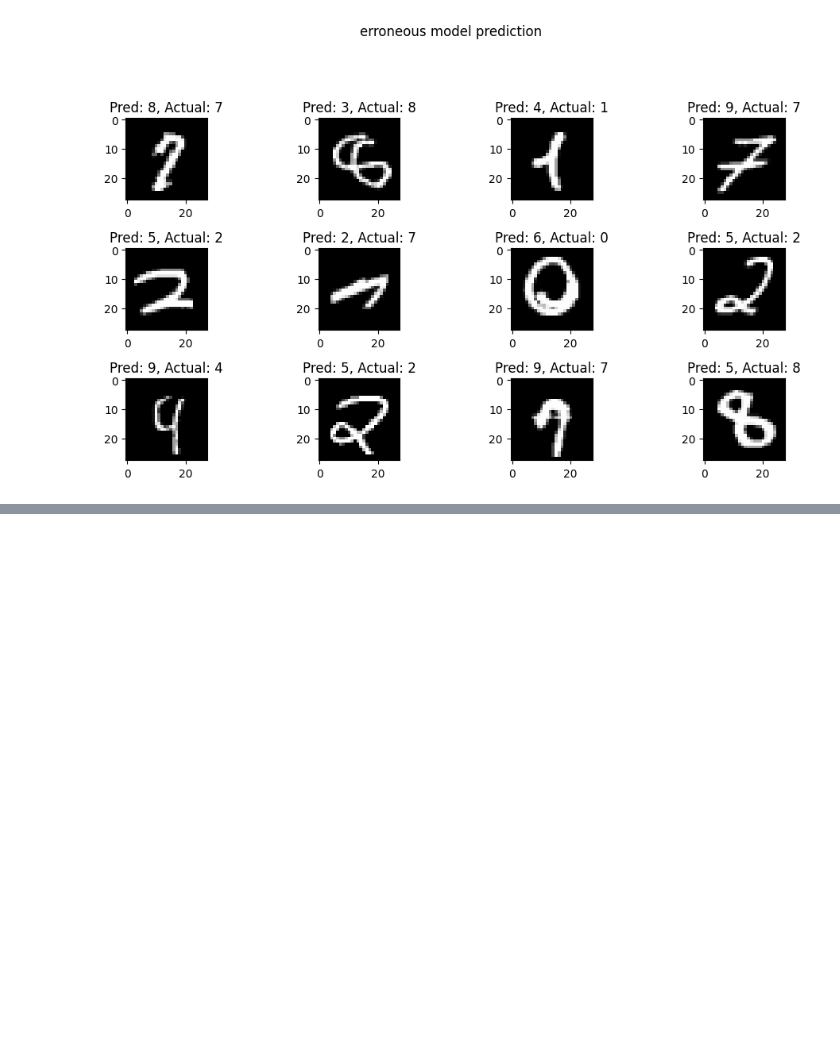
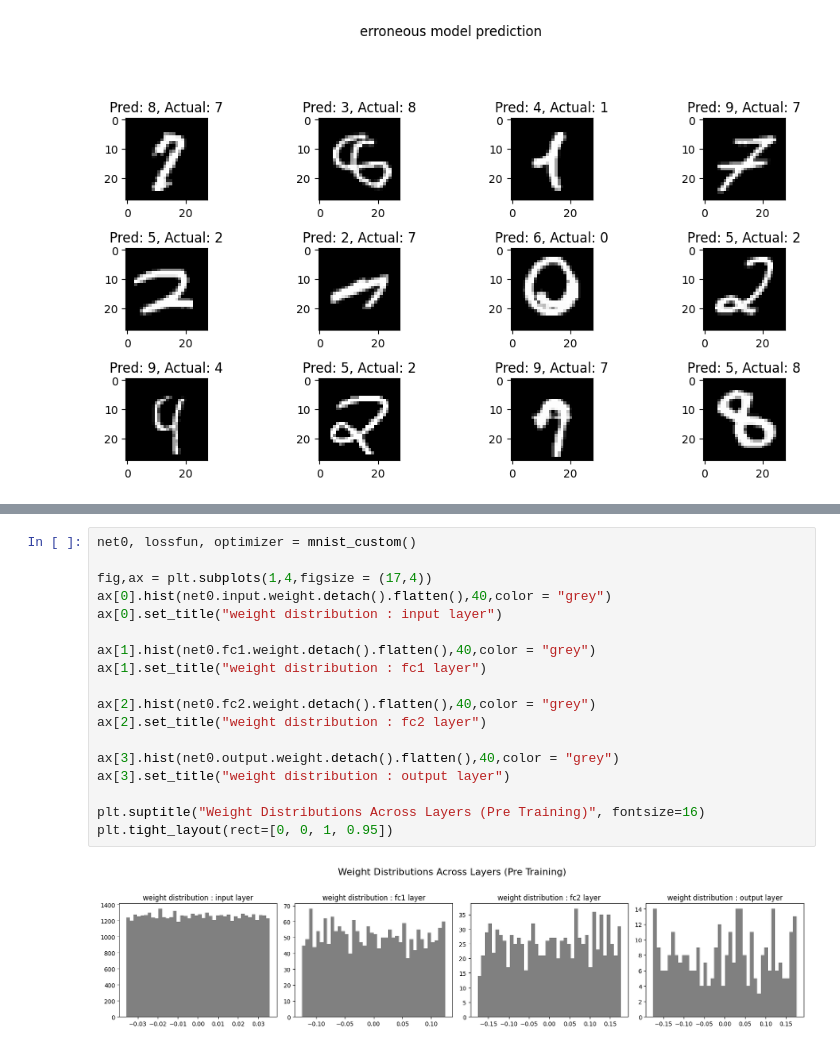
Before and after one commit to taruvaid/Fourier-Neural-Operators, a Jupyter notebook: image_classification_1.ipynb, the cells around one changed output, grey strips where cells are left out. Saved outputs shown, nothing was run; the diff lists cells and outputs as text; blank space fills up the shorter version.

```diff
--- a/image_classification_1.ipynb
+++ b/image_classification_1.ipynb
@@ -622,0 +674,20 @@ plt.tight_layout(rect = [0,0,1,.9])
+# %%
+net0, lossfun, optimizer = mnist_custom()
+
+fig,ax = plt.subplots(1,4,figsize = (17,4))
+ax[0].hist(net0.input.weight.detach().flatten(),40,color = "grey")
+ax[0].set_title("weight distribution : input layer")
+
+ax[1].hist(net0.fc1.weight.detach().flatten(),40,color = "grey")
+ax[1].set_title("weight distribution : fc1 layer")
+
+ax[2].hist(net0.fc2.weight.detach().flatten(),40,color = "grey")
+ax[2].set_title("weight distribution : fc2 layer")
+
+ax[3].hist(net0.output.weight.detach().flatten(),40,color = "grey")
+ax[3].set_title("weight distribution : output layer")
+
+plt.suptitle("Weight Distributions Across Layers (Pre Training)", fontsize=16)
+plt.tight_layout(rect=[0, 0, 1, 0.95])
+# %% [output]
+[figure, added]
```
Also changed, not shown: parts of 16 cells of this notebook.
